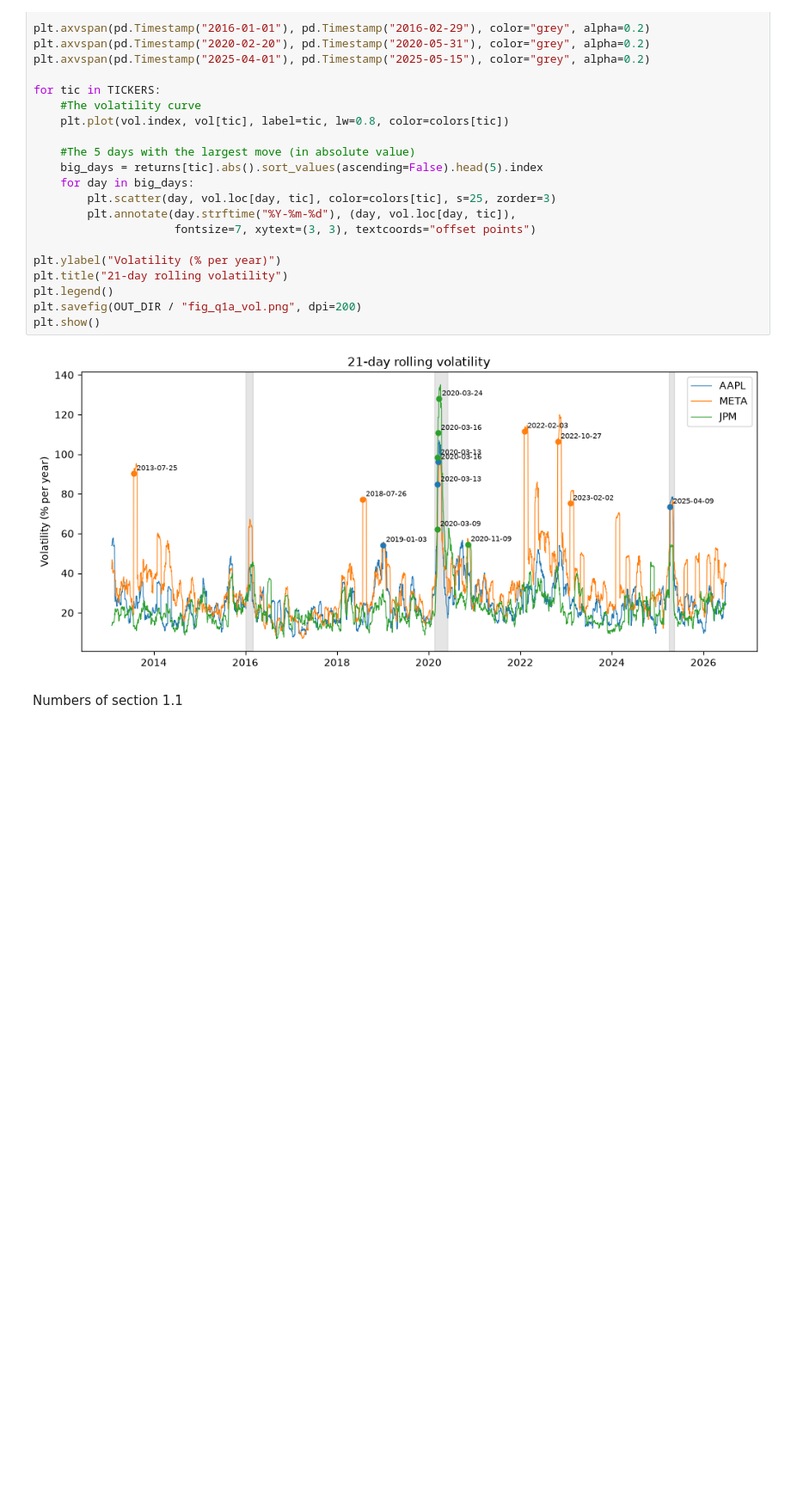
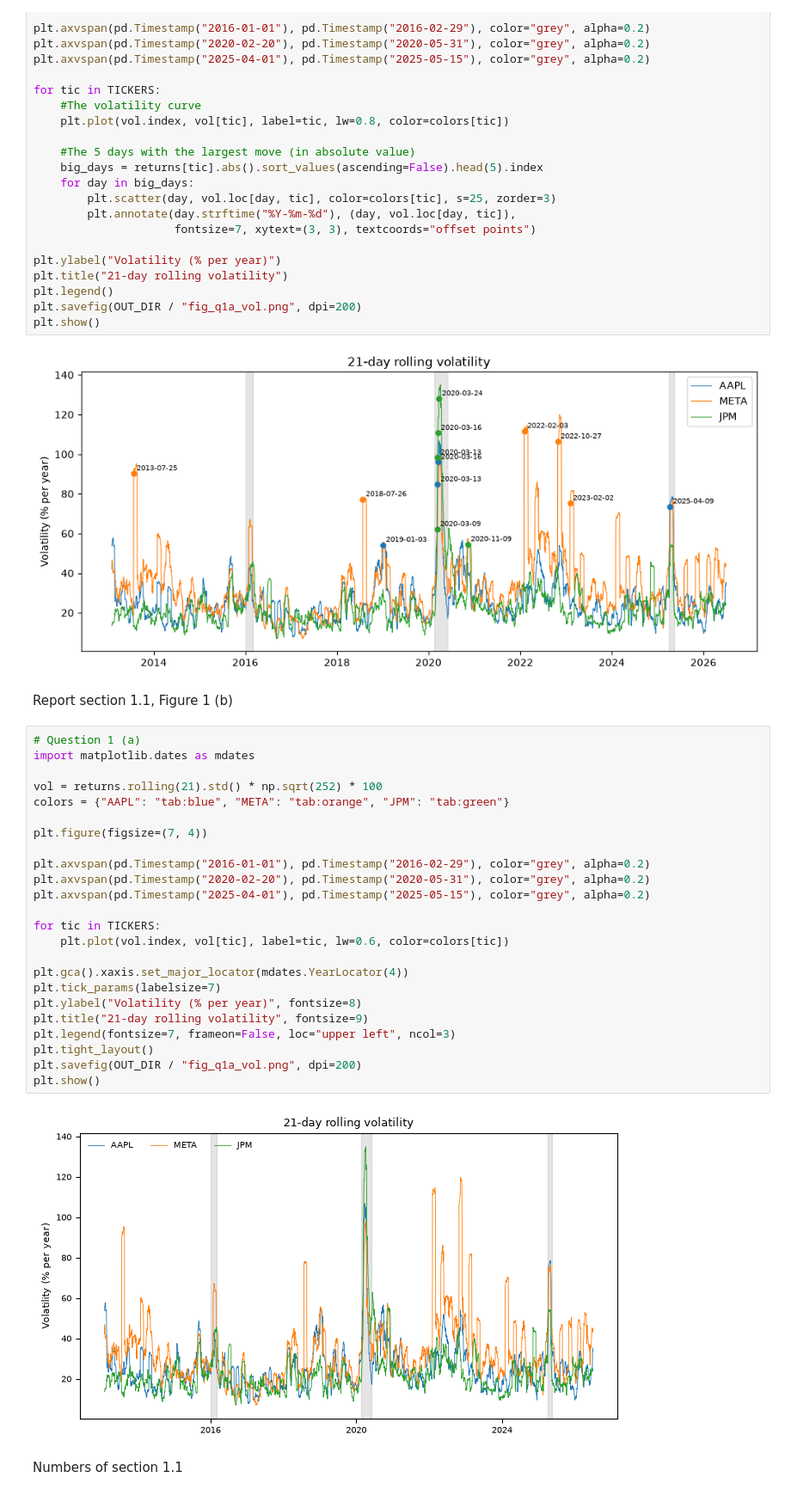
Before and after one commit to AlexPotocnik/QRM_Project, a Jupyter notebook: src/Project_template.ipynb, the cells around one changed output. Shown at 86% size. Drawn from its saved outputs; the diff is of its cells as text; blank space fills up the shorter version.

```diff
--- a/src/Project_template.ipynb
+++ b/src/Project_template.ipynb
@@ -159,6 +159,34 @@ plt.savefig(OUT_DIR / "fig_q1a_vol.png", dpi=200)
 plt.show()
 # %% [output]
 [figure]
+# %% [markdown]
+Report section 1.1, Figure 1 (b)
+# %%
+# Question 1 (a)
+import matplotlib.dates as mdates
+
+vol = returns.rolling(21).std() * np.sqrt(252) * 100
+colors = {"AAPL": "tab:blue", "META": "tab:orange", "JPM": "tab:green"}
+
+plt.figure(figsize=(7, 4))
+
+plt.axvspan(pd.Timestamp("2016-01-01"), pd.Timestamp("2016-02-29"), color="grey", alpha=0.2)
+plt.axvspan(pd.Timestamp("2020-02-20"), pd.Timestamp("2020-05-31"), color="grey", alpha=0.2)
+plt.axvspan(pd.Timestamp("2025-04-01"), pd.Timestamp("2025-05-15"), color="grey", alpha=0.2)
+
+for tic in TICKERS:
+    plt.plot(vol.index, vol[tic], label=tic, lw=0.6, color=colors[tic])
+
+plt.gca().xaxis.set_major_locator(mdates.YearLocator(4))
+plt.tick_params(labelsize=7)
+plt.ylabel("Volatility (% per year)", fontsize=8)
+plt.title("21-day rolling volatility", fontsize=9)
+plt.legend(fontsize=7, frameon=False, loc="upper left", ncol=3)
+plt.tight_layout()
+plt.savefig(OUT_DIR / "fig_q1a_vol.png", dpi=200)
+plt.show()
+# %% [output]
+[figure, added]
 # %% [markdown]
 Numbers of section 1.1
 # %%
```
Also changed, not shown: parts of 26 cells of this notebook.
